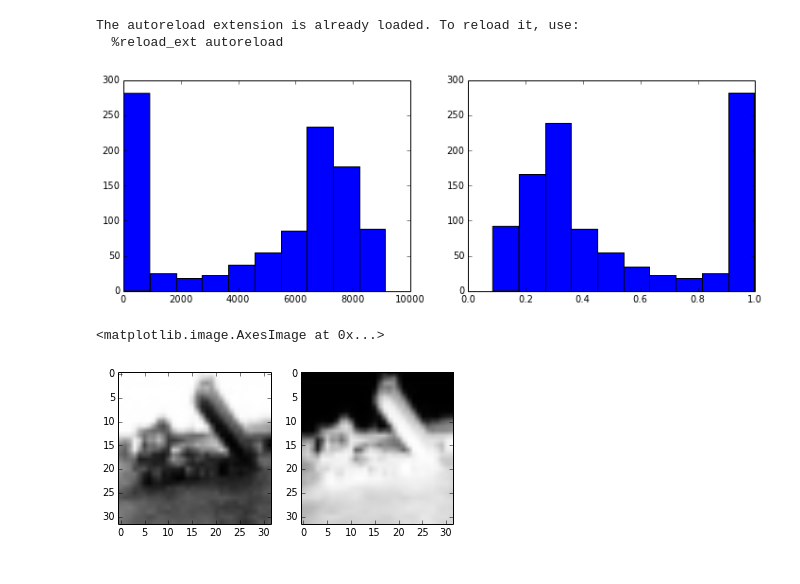
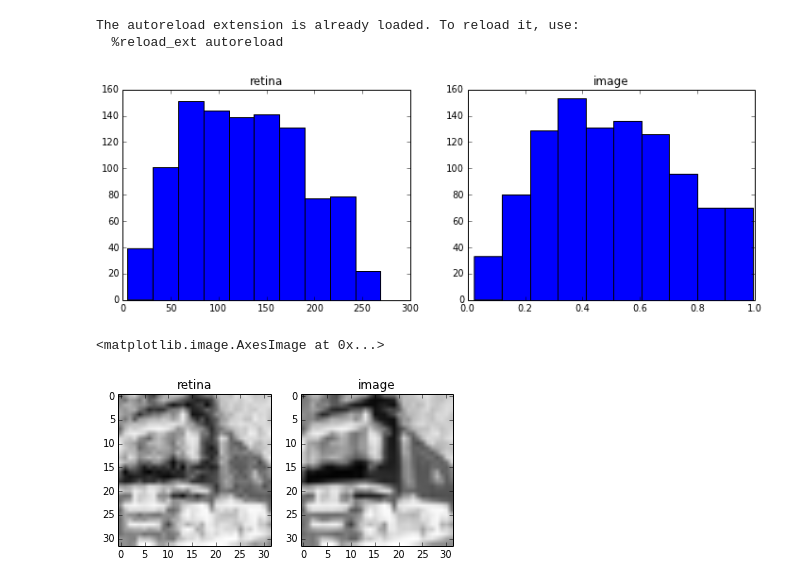
Before and after one commit to Arthas1121/SpikingLCA, a Jupyter notebook: active_nb_scripts/SimpleSpikingNetwork_analysis.ipynb, the cells around one changed output. Cells and saved outputs as stored; diff of their text form; code cells hidden in the pictures.

```diff
--- a/active_nb_scripts/SimpleSpikingNetwork_analysis.ipynb
+++ b/active_nb_scripts/SimpleSpikingNetwork_analysis.ipynb
@@ -43,19 +43,23 @@ The autoreload extension is already loaded. To reload it, use:
 st = spike_population_from_pvp(retina_data, retina_header, 0.1)
 # %%
 from neurovivo.common import flatten
-i=2
+i=1
 figure(figsize=(12,4))
 subplot(1,2,1)
-pyl.hist(st.population_part(i*200,i*200+200).rates());
+pyl.title("retina")
+pyl.hist(st.population_part(i*1000,i*1000+1000).rates());
 subplot(1,2,2)
+pyl.title("image")
 pyl.hist(flatten(image_data[i+1][0][1]));
 # %% [output]
-[figure, old version]
+[figure, new version]
 # %%
 subplot(1,2,1)
-pyl.imshow(np.array(st.population_part(i*200,i*200+200).rates()).reshape(32,32), cmap=cm.Greys)
+pyl.title("retina")
+pyl.imshow(np.array(st.population_part(i*1000,i*1000+1000).rates()).reshape(32,32), cmap=cm.Greys)
 subplot(1,2,2)
+pyl.title("image")
 pyl.imshow(np.array(image_data[i+1][0][1]).T, cmap=cm.Greys)
 # %% [output]
 <matplotlib.image.AxesImage at 0x...>
-[figure, old version]
+[figure, new version]
```
